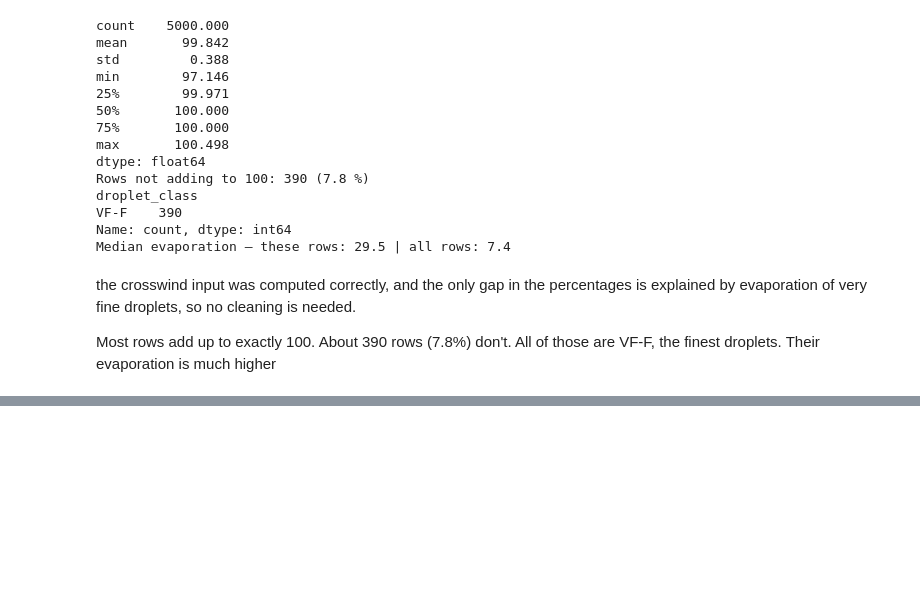
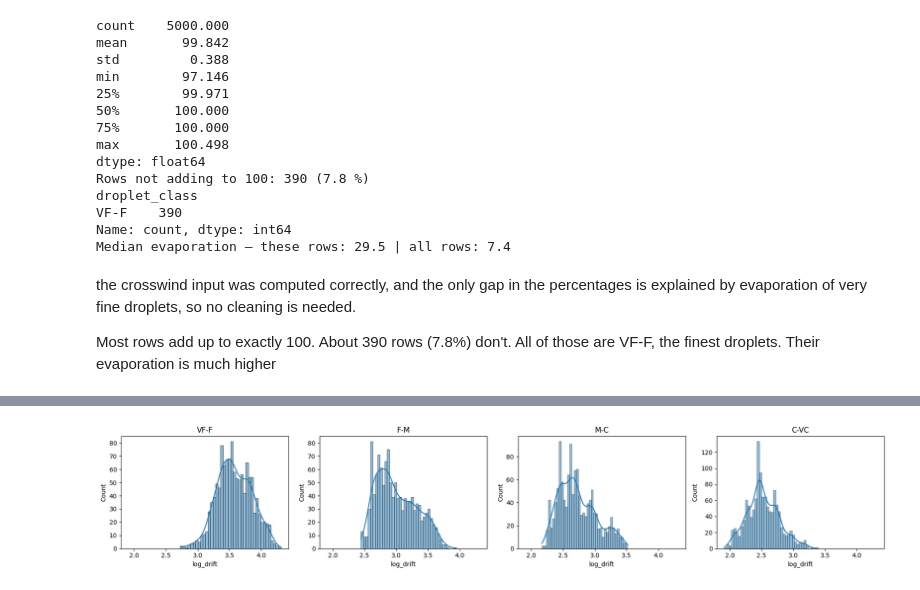
Before and after one commit to ShiharaXcor/AI-Driven-Drone-System-for-Precision-Spraying-in-Sri-Lankan-Tea-Plantations-J26-DS-346, a Jupyter notebook: component2_wind_spraying/eda/eda_datasetA.ipynb, the cells around one changed output, grey strips where cells are left out. Saved outputs shown, nothing was run; the diff lists cells and outputs as text; code cells hidden in the pictures; blank space fills up the shorter version.

```diff
--- a/component2_wind_spraying/eda/eda_datasetA.ipynb
+++ b/component2_wind_spraying/eda/eda_datasetA.ipynb
@@ -132,0 +210,6 @@ Their evaporation is much higher
+# %%
+fig, ax = plt.subplots(1, 4, figsize=(18, 3.5), sharex=True)
+for i, cl in enumerate(ORDER): sns.histplot(df.loc[df["droplet_class"] == cl, "log_drift"], bins=40, kde=True, ax=ax[i]); ax[i].set_title(cl)
+save("fig3c_log_drift_within_class")
+# %% [output]
+[figure, added]
```
Also changed, not shown: parts of 14 cells of this notebook, 2 other files.
